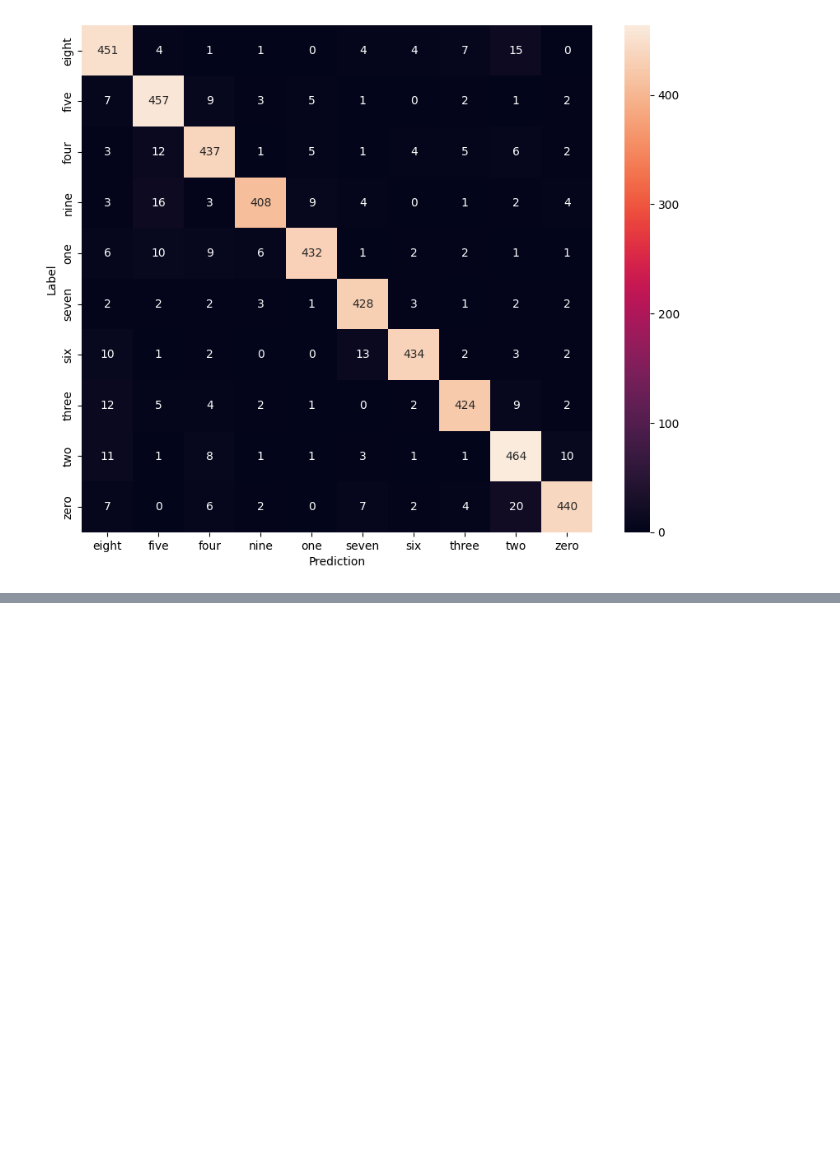
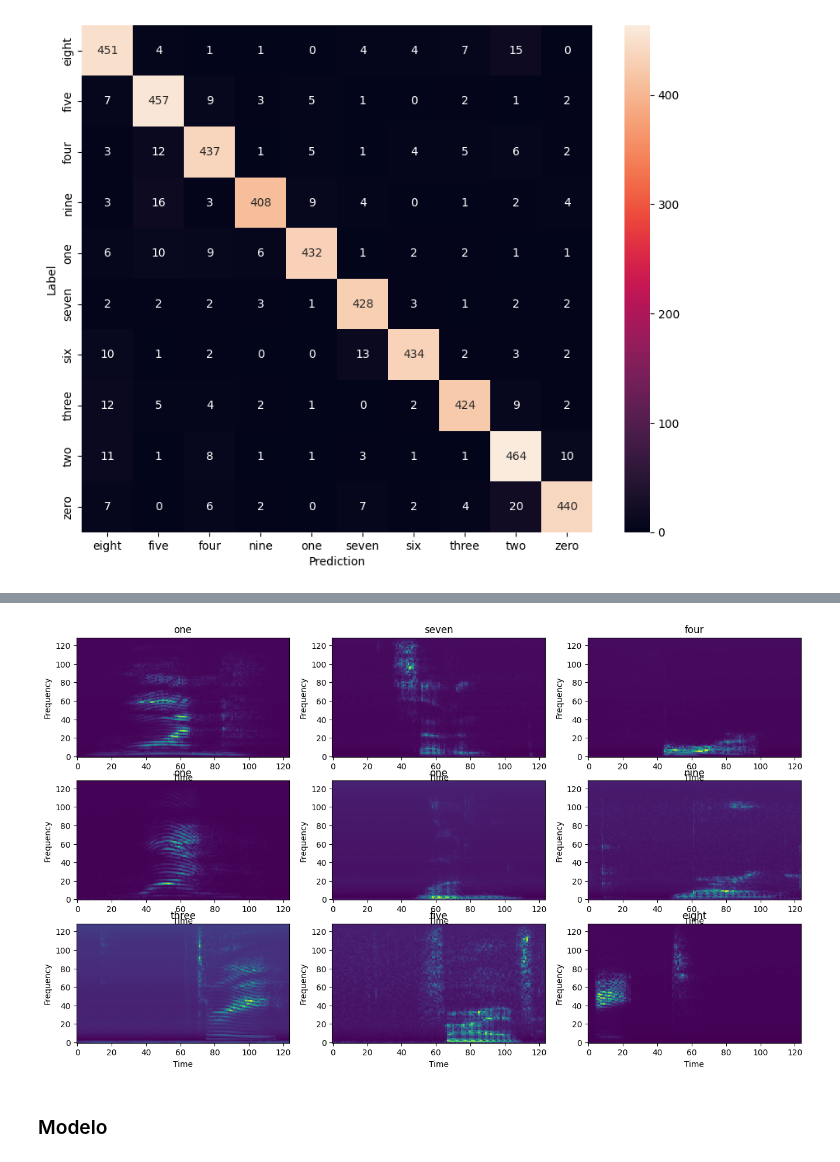
Before and after one commit to amaranto/tf-keras-examples-tp2, a Jupyter notebook: eje1/Audio_MNIST.ipynb, the cells around one changed output, grey strips where cells are left out. Cells and saved outputs as stored; diff of their text form; code cells hidden in the pictures; blank space fills up the shorter version.

```diff
--- a/eje1/Audio_MNIST.ipynb
+++ b/eje1/Audio_MNIST.ipynb
@@ -549,0 +668,9 @@ display.display(display.Audio(waveform, rate=16000))
+# %%
+train_freq_vector_ds = make_freq_vector_ds(train_ds)
+val_freq_vector_ds = make_freq_vector_ds(val_ds)
+
+norm_layer = tf.keras.layers.Normalization()
+norm_layer.adapt(data=train_freq_vector_ds.map(lambda spec, label: spec))
+
+train_freq_vector_ds = train_freq_vector_ds.map(lambda spec, label: (norm_layer(spec), label))
+val_freq_vector_ds = val_freq_vector_ds.map(lambda spec, label: (norm_layer(spec), label))
@@ -549,0 +699,22 @@ display.display(display.Audio(waveform, rate=16000))
+# %%
+# Obtener ejemplos del dataset
+for example_amplitude_vectors, example_labels in train_freq_vector_ds.take(1):
+    break
+
+rows = 3
+cols = 3
+n = rows * cols
+fig, axes = plt.subplots(rows, cols, figsize=(16, 9))
+
+for i in range(n):
+    r = i // cols
+    c = i % cols
+    ax = axes[r][c]
+    plot_amplitude_vectors(example_amplitude_vectors[i].numpy(), ax)
+    ax.set_title(label_names[example_labels[i].numpy()])
+
+plt.show()
+# %% [output]
+[figure, added]
+# %% [markdown]
+### Modelo
```
Also changed, not shown: parts of 21 cells of this notebook.
